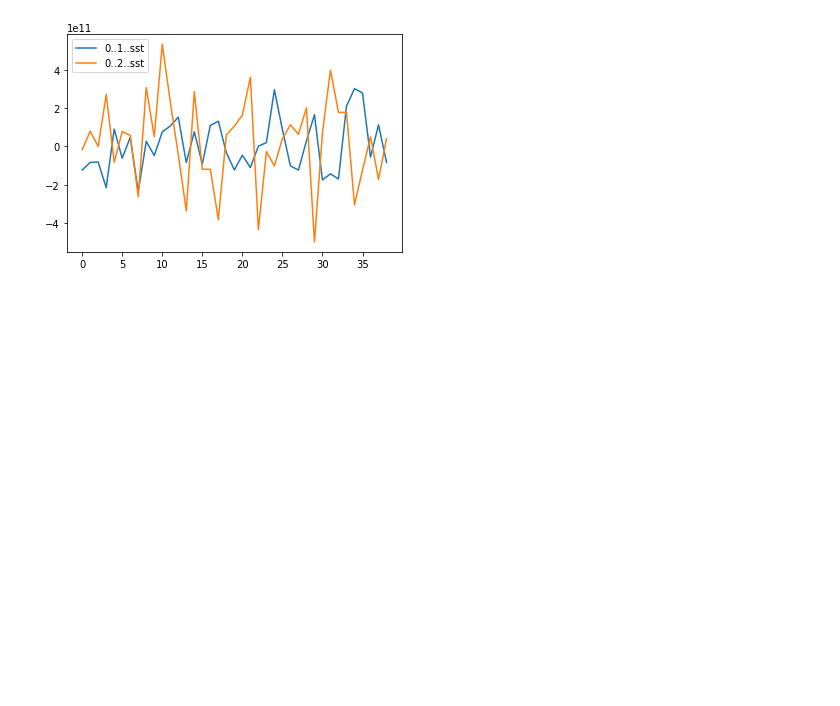
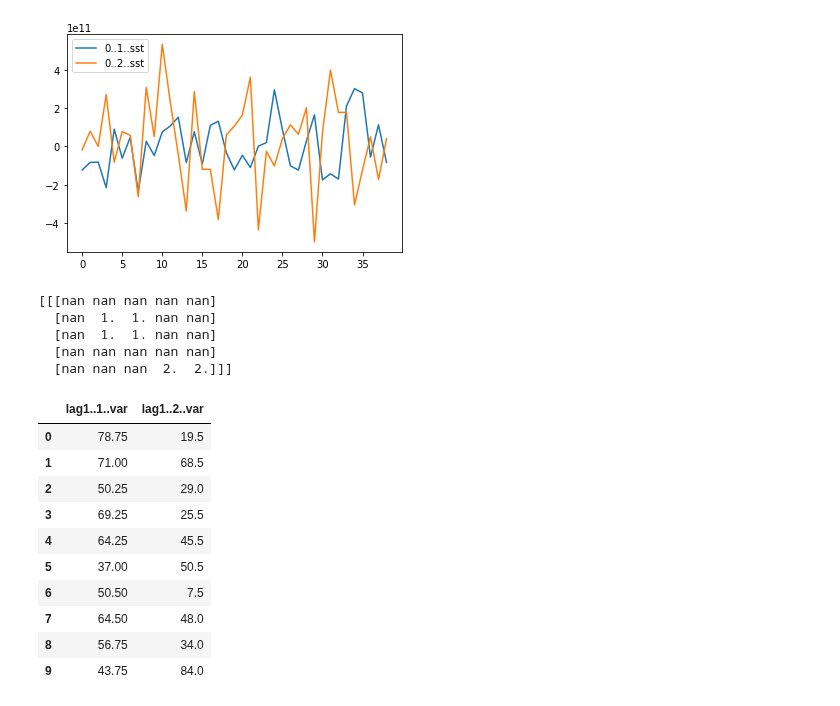
Before and after one commit to AI4S2S/s2spy, a Jupyter notebook: notebooks/prototype_RGDR.ipynb, the cells around one changed output. Saved outputs shown, nothing was run; the diff lists cells and outputs as text; code cells hidden in the pictures; blank space fills up the shorter version.

Commit message:
worked on improving documentation and generalizing code of RGDR.cluster_region.py

```diff
--- a/notebooks/prototype_RGDR.ipynb
+++ b/notebooks/prototype_RGDR.ipynb
@@ -218,3 +218,32 @@ df_tscorr.plot()
 # %% [output]
 <AxesSubplot:>
 [figure]
+# %%
+from s2s.RGDR import map_regions
+import numpy as np
+
+# create random 3-d array with shape (time, latitude, longitude)
+precur_arr = np.random.randint(0, 100, size=(10, 5, 5))
+# create random 3-d array with shape (lag, latitude, longitude) and create region masks 1 and 2.
+labels = np.zeros(shape=(1, 5, 5)) ; labels[:] = np.nan
+labels[:, 1:3, 1:3] = 1 ; labels[:, 4, 3:5] = 2
+print(labels)
+
+map_regions.single_split_spatial_mean_regions(precur_arr, labels, name='var', lag_names=['lag1'])
+# %% [output]
+[[[nan nan nan nan nan]
+  [nan  1.  1. nan nan]
+  [nan  1.  1. nan nan]
+  [nan nan nan nan nan]
+  [nan nan nan  2.  2.]]]
+|  | lag1..1..var | lag1..2..var |
+| 0 | 78.75 | 19.5 |
+| 1 | 71.00 | 68.5 |
+| 2 | 50.25 | 29.0 |
+| 3 | 69.25 | 25.5 |
+| 4 | 64.25 | 45.5 |
+| 5 | 37.00 | 50.5 |
+| 6 | 50.50 | 7.5 |
+| 7 | 64.50 | 48.0 |
+| 8 | 56.75 | 34.0 |
+| 9 | 43.75 | 84.0 |
```
Also changed, not shown: parts of 2 cells of this notebook, 7 other files.
